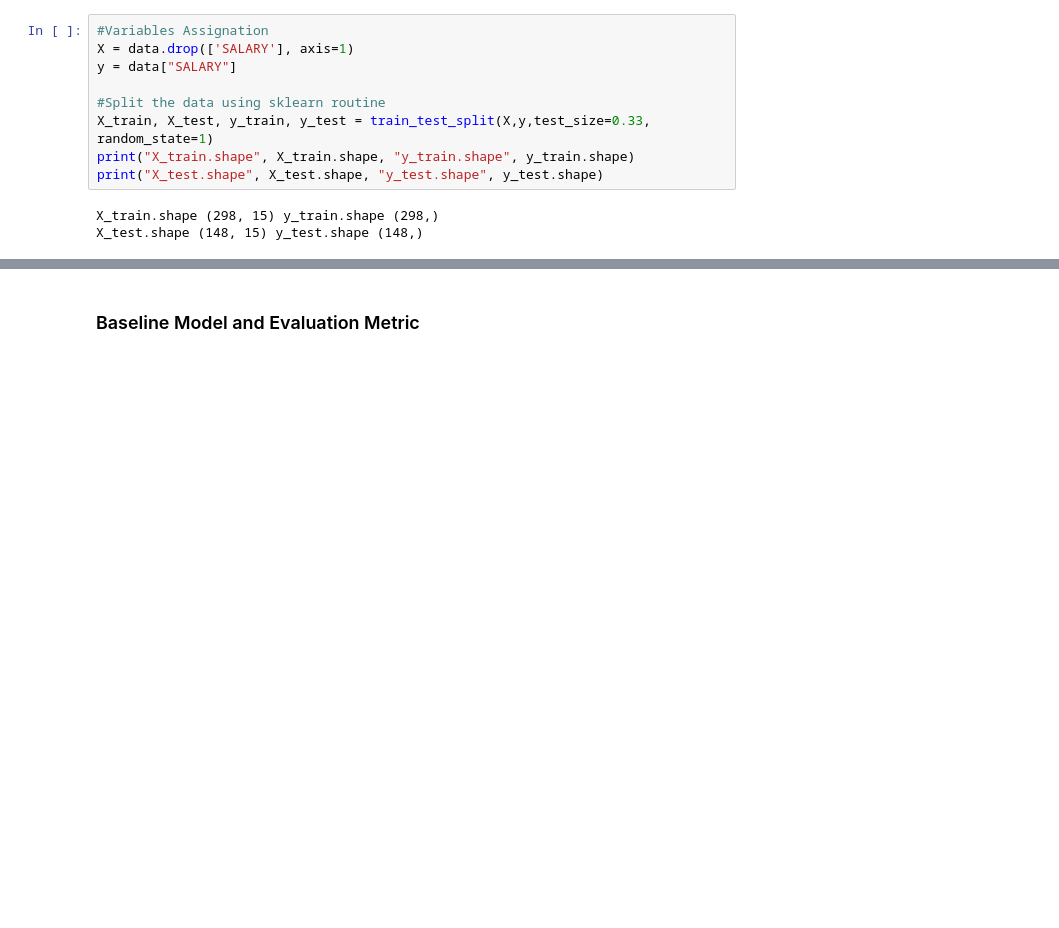
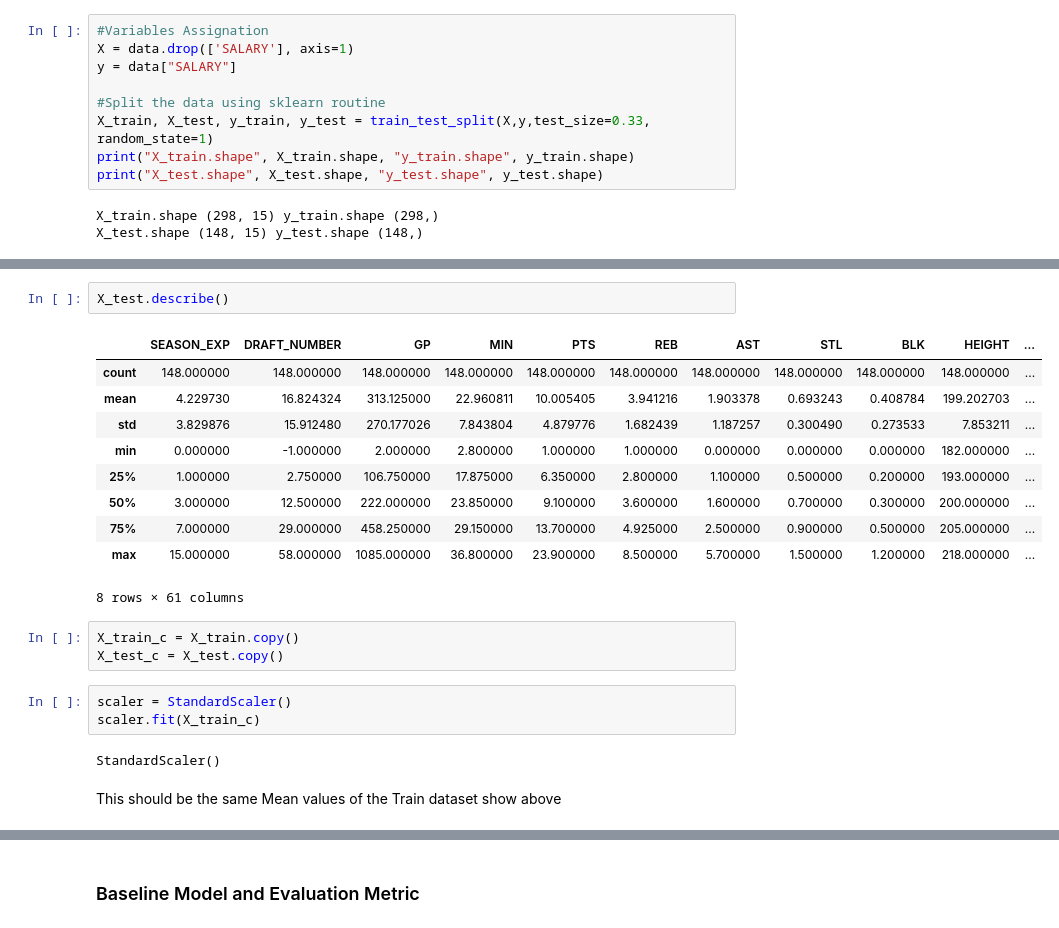
Before and after one commit to santiagoromero20/NBAPredictions, a Jupyter notebook: NBAPredictions.ipynb, the cells around one changed output, grey strips where cells are left out. Saved outputs shown, nothing was run; the diff lists cells and outputs as text; blank space fills up the shorter version.

```diff
--- a/NBAPredictions.ipynb
+++ b/NBAPredictions.ipynb
@@ -522,0 +671,23 @@ X_test.shape (148, 15) y_test.shape (148,)
+# %%
+X_test.describe()
+# %% [output]
+|  | SEASON_EXP | DRAFT_NUMBER | GP | MIN | PTS | REB | AST | STL | BLK | HEIGHT | ... |
+| count | 148.000000 | 148.000000 | 148.000000 | 148.000000 | 148.000000 | 148.000000 | 148.000000 | 148.000000 | 148.000000 | 148.000000 | ... |
+| mean | 4.229730 | 16.824324 | 313.125000 | 22.960811 | 10.005405 | 3.941216 | 1.903378 | 0.693243 | 0.408784 | 199.202703 | ... |
+| std | 3.829876 | 15.912480 | 270.177026 | 7.843804 | 4.879776 | 1.682439 | 1.187257 | 0.300490 | 0.273533 | 7.853211 | ... |
+| min | 0.000000 | -1.000000 | 2.000000 | 2.800000 | 1.000000 | 1.000000 | 0.000000 | 0.000000 | 0.000000 | 182.000000 | ... |
+| 25% | 1.000000 | 2.750000 | 106.750000 | 17.875000 | 6.350000 | 2.800000 | 1.100000 | 0.500000 | 0.200000 | 193.000000 | ... |
+| 50% | 3.000000 | 12.500000 | 222.000000 | 23.850000 | 9.100000 | 3.600000 | 1.600000 | 0.700000 | 0.300000 | 200.000000 | ... |
+| 75% | 7.000000 | 29.000000 | 458.250000 | 29.150000 | 13.700000 | 4.925000 | 2.500000 | 0.900000 | 0.500000 | 205.000000 | ... |
+| max | 15.000000 | 58.000000 | 1085.000000 | 36.800000 | 23.900000 | 8.500000 | 5.700000 | 1.500000 | 1.200000 | 218.000000 | ... |
+8 rows × 61 columns
+# %%
+X_train_c = X_train.copy()
+X_test_c = X_test.copy()
+# %%
+scaler = StandardScaler()
+scaler.fit(X_train_c)
+# %% [output]
+StandardScaler()
+# %% [markdown]
+This should be the same Mean values of the Train dataset show above
```
Also changed, not shown: parts of 56 cells of this notebook.
